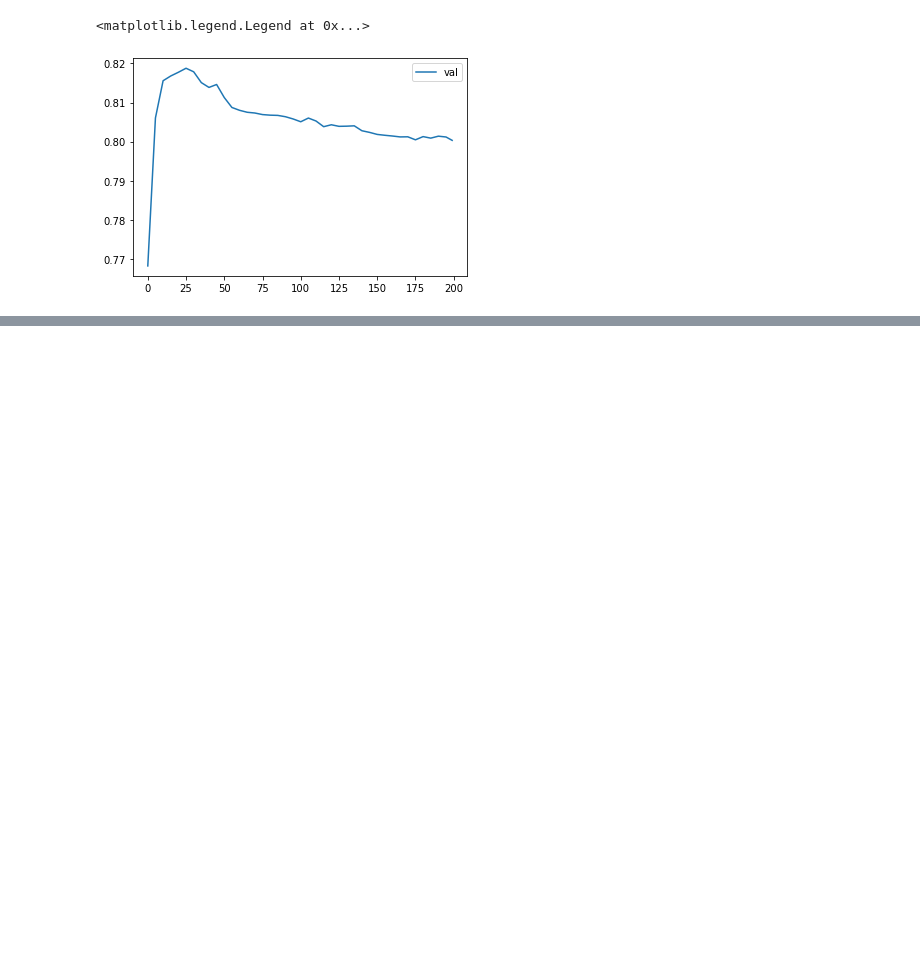
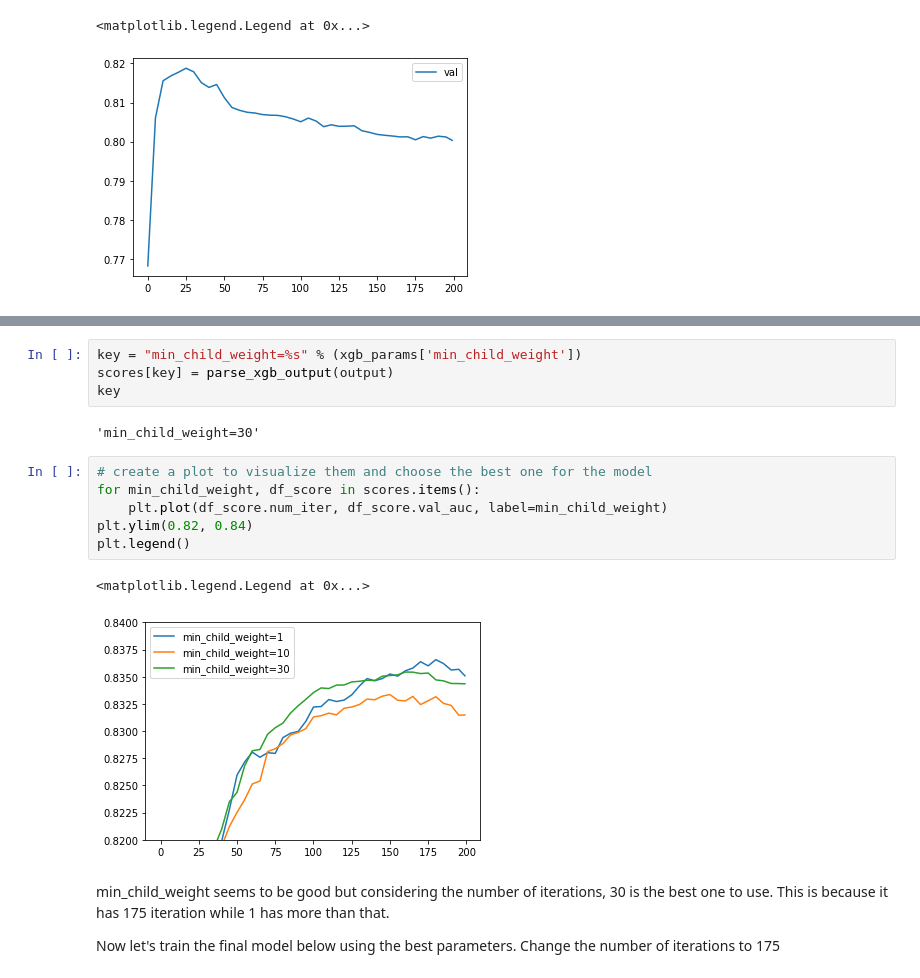
Before and after one commit to AiJared/ML-Roadmap, a Jupyter notebook: Trees/Credit Risk Scoring.ipynb, the cells around one changed output, grey strips where cells are left out. Cells and saved outputs as stored; diff of their text form; blank space fills up the shorter version.

Commit message:
tuned all the parameters

```diff
--- a/Trees/Credit Risk Scoring.ipynb
+++ b/Trees/Credit Risk Scoring.ipynb
@@ -1038,0 +1028,19 @@ plt.legend()
+# %%
+key = "min_child_weight=%s" % (xgb_params['min_child_weight'])
+scores[key] = parse_xgb_output(output)
+key
+# %% [output]
+'min_child_weight=30'
+# %%
+# create a plot to visualize them and choose the best one for the model
+for min_child_weight, df_score in scores.items():
+    plt.plot(df_score.num_iter, df_score.val_auc, label=min_child_weight)
+plt.ylim(0.82, 0.84)
+plt.legend()
+# %% [output]
+<matplotlib.legend.Legend at 0x...>
+[figure, added]
+# %% [markdown]
+min_child_weight seems to be good but considering the number of iterations, 30 is the best one to use. This is because it has 175 iteration while 1 has more than that.
+
+Now let's train the final model below using the best parameters. Change the number of iterations to 175
```
Also changed, not shown: parts of 50 cells of this notebook.
